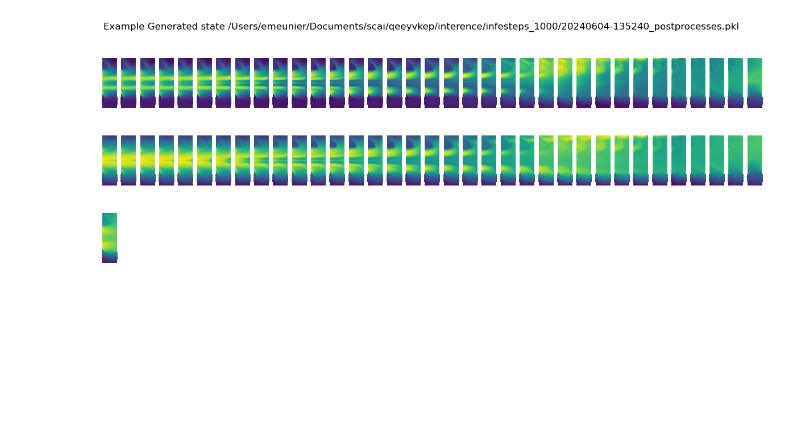
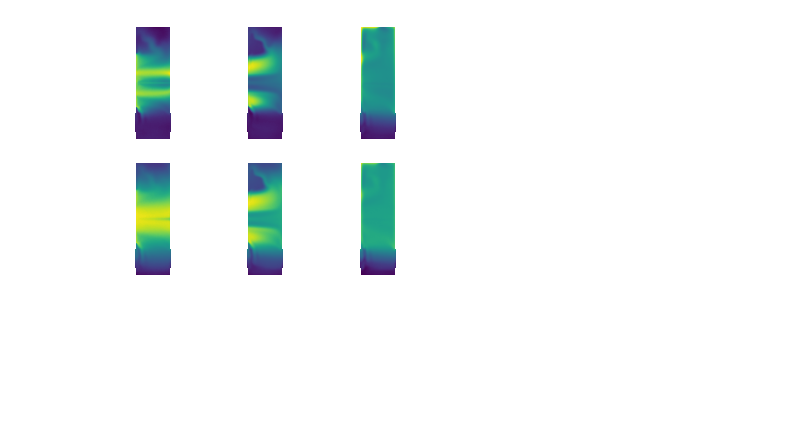
Before and after one commit to Etienne-Meunier/DINO-Fusion, a Jupyter notebook: Diffusion_Model/notebooks/visualise_generated.ipynb, the cells around one changed output. Saved outputs shown, nothing was run; the diff lists cells and outputs as text; code cells hidden in the pictures; blank space fills up the shorter version.

Commit message:
Visualisation tools

```diff
--- a/Diffusion_Model/notebooks/visualise_generated.ipynb
+++ b/Diffusion_Model/notebooks/visualise_generated.ipynb
@@ -3,16 +3,22 @@ import numpy as np
 import pickle
 import matplotlib.pyplot as plt
 # %%
+base_path='/Users/emeunier/Documents/scai/'
+path_generated = f'{base_path}/qeeyvkep/interence/infesteps_1000/20240604-135240_postprocesses.pkl'
+path_clean = f'{base_path}/clean_images_2_postprocesses.pkl'
 
-path = '/Users/emeunier/Documents/scai/qeeyvkep/interence/infesteps_1000/20240604-135240_postprocesses.pkl'
-with open(path, 'rb') as f :
+with open(path_generated, 'rb') as f :
     generated = pickle.load(f)
+
+with open(path_clean, 'rb') as f :
+    clean = pickle.load(f)
 # %%
-fig, axs = plt.subplots(3, 35, figsize=(15, 5))
-fig.suptitle(f'Example Generated state {path}')
+idx_sample = 0
+fig, axs = plt.subplots(3, 5, figsize=(7, 5))
+#fig.suptitle(f'Example Generated state {path}')
 [ax.axis('off') for ax in axs.flatten()]
-for j, val in enumerate(generated.values()) :
-    for i, val_i in enumerate(val[0]):
-        axs[j, i].imshow(val_i, origin='lower')
+for j, key in enumerate(['toce.npy', 'soce.npy']) :
+    for i, l in enumerate([0, 15, 30]):
+        axs[j, i].imshow(generated[key][idx_sample][l], origin='lower')
 # %% [output]
-[figure, old version]
+[figure, new version]
```
Also changed, not shown: parts of 4 cells of this notebook, 5 other files.
